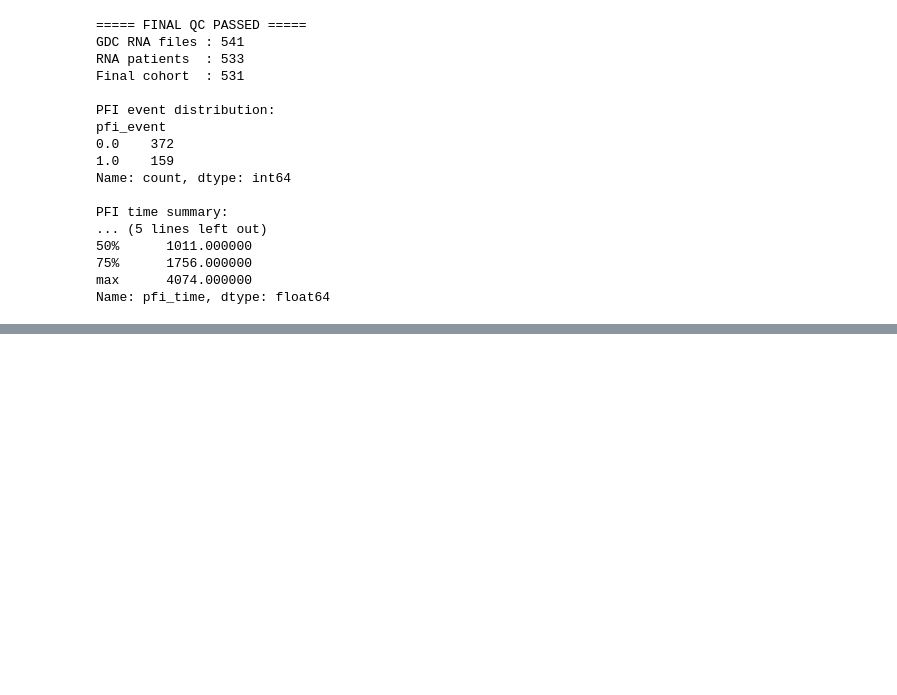
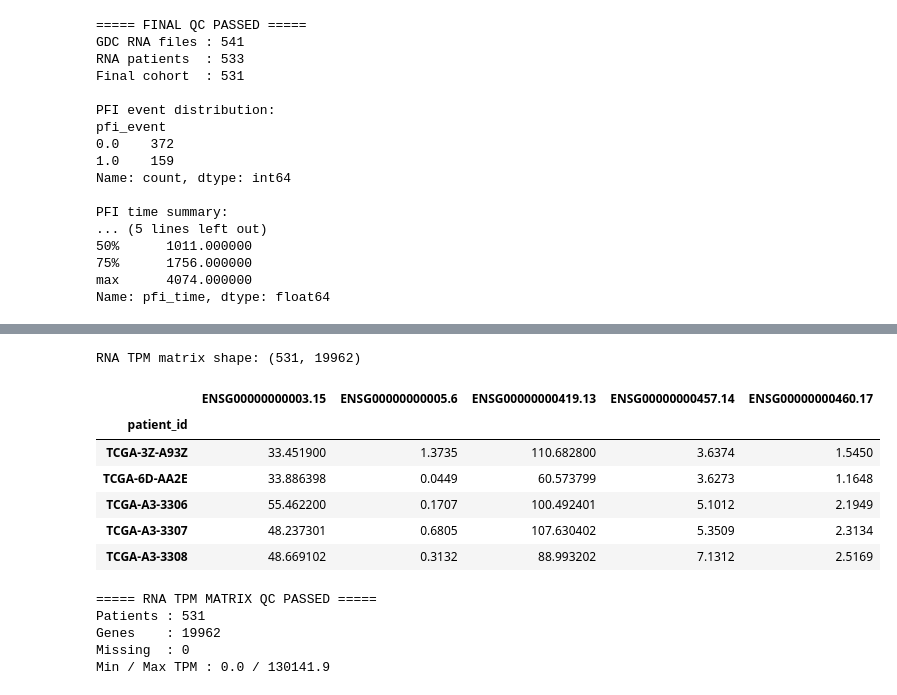
Before and after one commit to chaeiiii/kirc-genomic-prognosis, a Jupyter notebook: notebooks/01_rna_data_audit.ipynb, the cells around one changed output, grey strips where cells are left out. Cells and saved outputs as stored; diff of their text form; code cells hidden in the pictures; blank space fills up the shorter version.

Commit message:
complete RNA audit and build modeling cohort

```diff
--- a/notebooks/01_rna_data_audit.ipynb
+++ b/notebooks/01_rna_data_audit.ipynb
@@ -826,0 +1104,72 @@ PFI time = 0 환자 수: 2
+# %%
+# ==========================================
+# 4. Convert to DataFrame
+# ==========================================
+
+rna_tpm = pd.DataFrame(
+    tpm_values,
+    index=patient_ids,
+    columns=protein_gene_ids
+)
+
+rna_tpm.index.name = "patient_id"
+
+print("RNA TPM matrix shape:", rna_tpm.shape)
+rna_tpm.iloc[:5, :5]
+# %% [output]
+RNA TPM matrix shape: (531, 19962)
+|  | ENSG00000000003.15 | ENSG00000000005.6 | ENSG00000000419.13 | ENSG00000000457.14 | ENSG00000000460.17 |
+| patient_id |  |  |  |  |  |
+| TCGA-3Z-A93Z | 33.451900 | 1.3735 | 110.682800 | 3.6374 | 1.5450 |
+| TCGA-6D-AA2E | 33.886398 | 0.0449 | 60.573799 | 3.6273 | 1.1648 |
+| TCGA-A3-3306 | 55.462200 | 0.1707 | 100.492401 | 5.1012 | 2.1949 |
+| TCGA-A3-3307 | 48.237301 | 0.6805 | 107.630402 | 5.3509 | 2.3134 |
+| TCGA-A3-3308 | 48.669102 | 0.3132 | 88.993202 | 7.1312 | 2.5169 |
+# %%
+# ==========================================
+# 5. RNA TPM matrix QC
+# ==========================================
+
+assert rna_tpm.shape == (531, 19962), \
+    f"예상 shape과 다릅니다: {rna_tpm.shape}"
+
+assert rna_tpm.index.is_unique, \
+    "중복 patient_id가 있습니다."
+
+assert rna_tpm.columns.is_unique, \
+    "중복 gene_id가 있습니다."
+
+assert not rna_tpm.isna().any().any(), \
+    "TPM matrix에 결측값이 있습니다."
+
+assert np.isfinite(
+    rna_tpm.to_numpy()
+).all(), \
+    "TPM matrix에 inf 또는 -inf가 있습니다."
+
+assert (
+    rna_tpm.to_numpy() >= 0
+).all(), \
+    "음수 TPM 값이 있습니다."
+
+# final_cohort와 환자 집합 비교
+assert set(rna_tpm.index) == set(
+    final_cohort["patient_id"]
+), "Final cohort와 RNA matrix 환자 구성이 다릅니다."
+
+print("===== RNA TPM MATRIX QC PASSED =====")
+print("Patients :", rna_tpm.shape[0])
+print("Genes    :", rna_tpm.shape[1])
+print("Missing  :", rna_tpm.isna().sum().sum())
+print(
+    "Min / Max TPM :",
+    rna_tpm.to_numpy().min(),
+    "/",
+    rna_tpm.to_numpy().max()
+)
+# %% [output]
+===== RNA TPM MATRIX QC PASSED =====
+Patients : 531
+Genes    : 19962
+Missing  : 0
+Min / Max TPM : 0.0 / 130141.9
```
Also changed, not shown: parts of 14 cells of this notebook.
